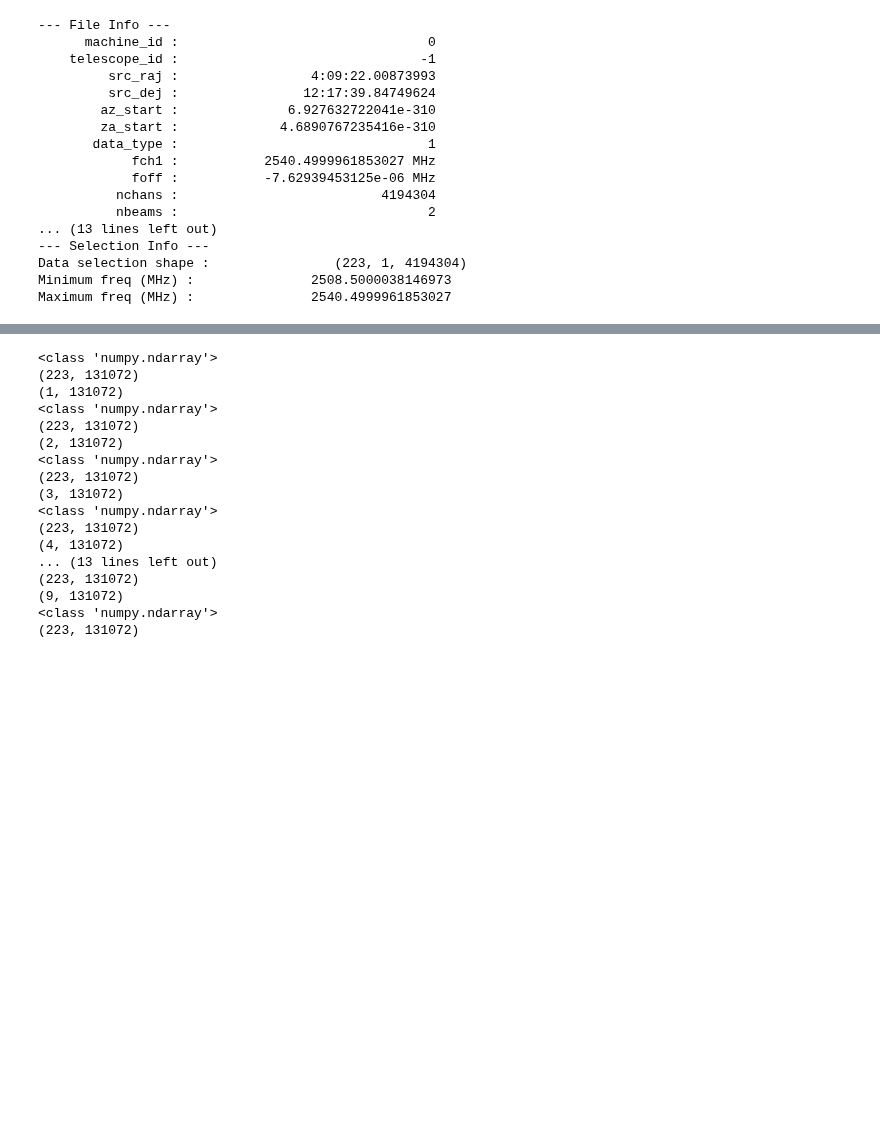
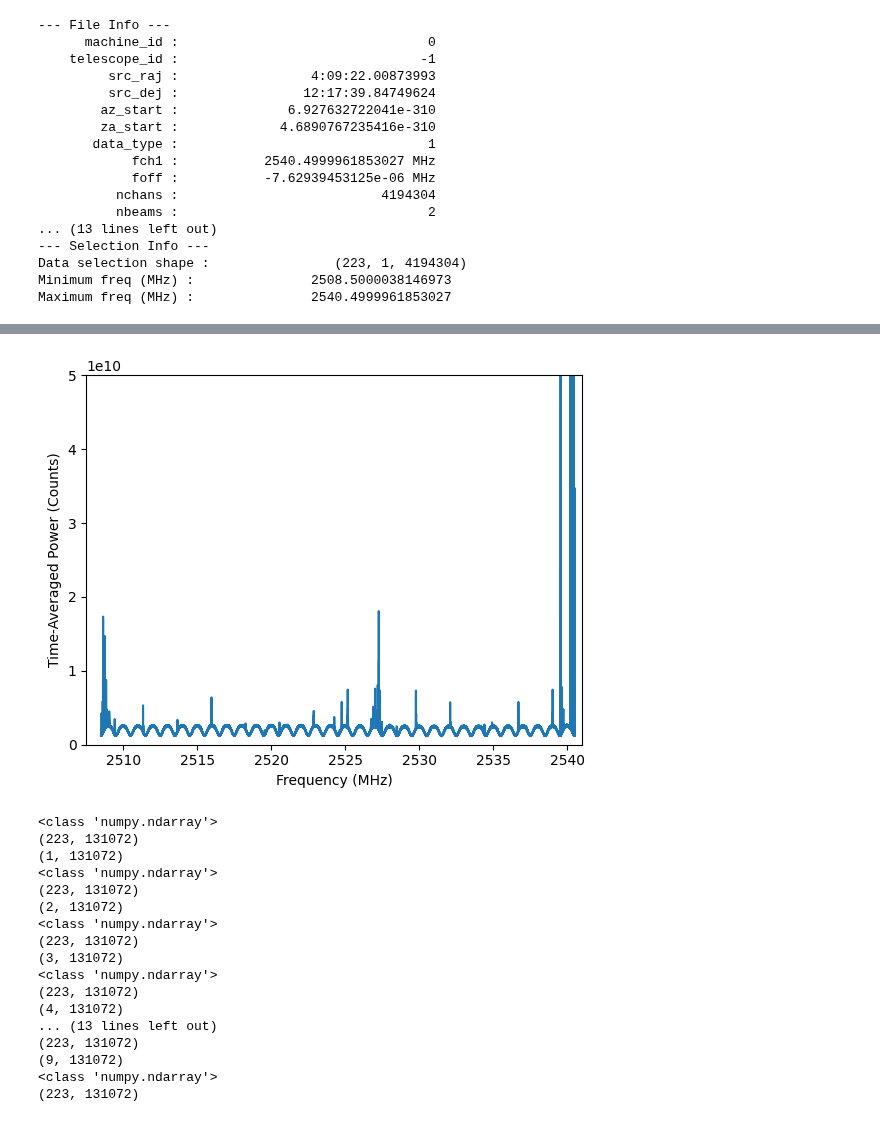
Before and after one commit to jareds-laf/playing-with-cosmic-data, a Jupyter notebook: filterbank/filterbank_rfi_id_kurtosis.ipynb, the cells around one changed output, grey strips where cells are left out. Cells and saved outputs as stored; diff of their text form; code cells hidden in the pictures; blank space fills up the shorter version.

```diff
--- a/filterbank/filterbank_rfi_id_kurtosis.ipynb
+++ b/filterbank/filterbank_rfi_id_kurtosis.ipynb
@@ -185,3 +263,3 @@ Where is kurtosis non-finite: (1, 40), (array([  29,   37,   43, ..., 8186, 8188
 # %%
-plot_tavg_power(water6, f_start=2508, f_stop=2541, find_inf=True, n_divs=8192)
+plot_tavg_power(water6, f_start=2507.5, f_stop=2541, find_inf=False, n_divs=8192)
 # %% [output]
@@ -190,3 +266,4 @@ plot_tavg_power(water6, f_start=2508, f_stop=2541, find_inf=True, n_divs=8192)
+[figure, added]
 # %%
 t0 = time.time()
 n_divs = 32
```
Also changed, not shown: parts of 14 cells of this notebook, 1 other file.
